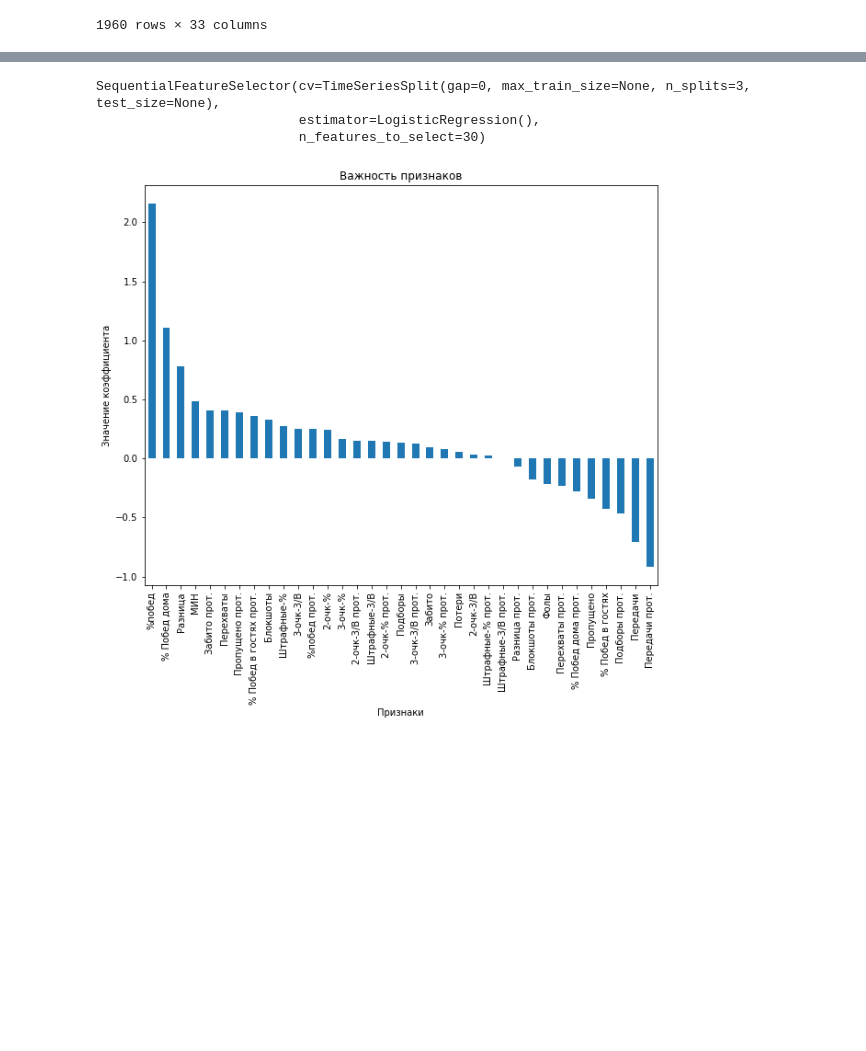
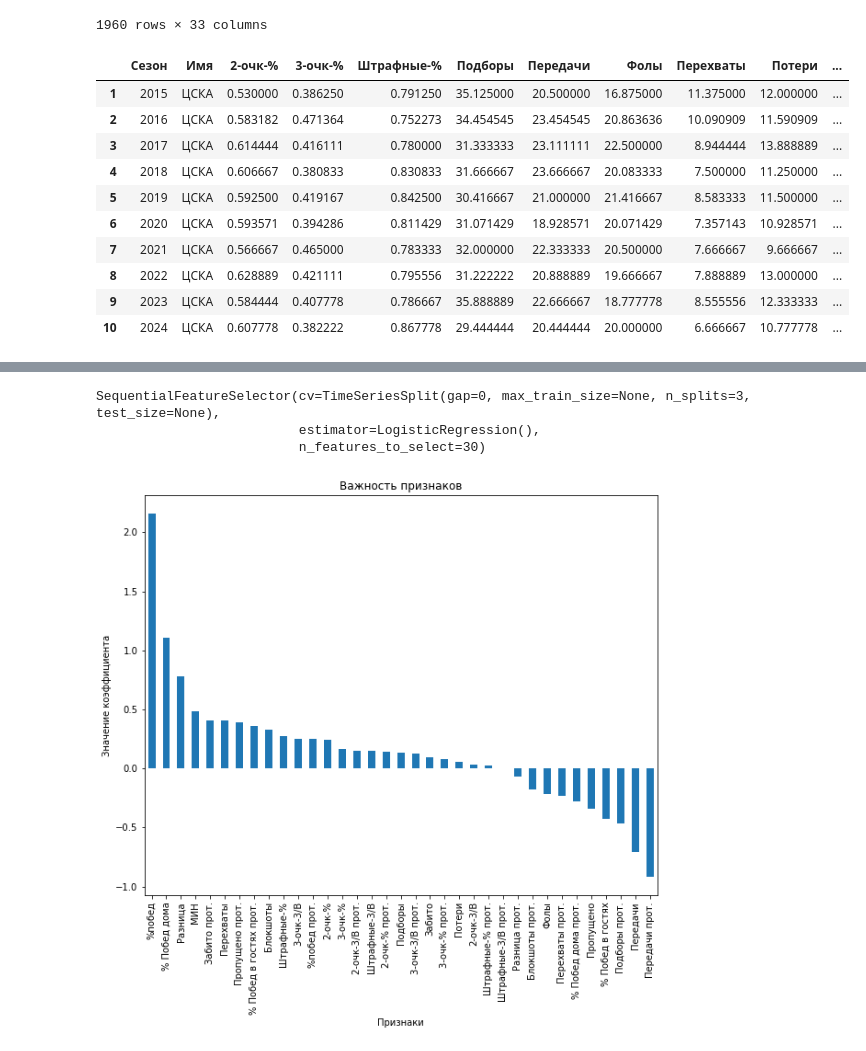
Before and after one commit to dawvvlad/predict-vtb-league-model, a Jupyter notebook: notebook/model (1).ipynb, the cells around one changed output, grey strips where cells are left out. Saved outputs shown, nothing was run; the diff lists cells and outputs as text; code cells hidden in the pictures; blank space fills up the shorter version.

```diff
--- a/notebook/model.ipynb
+++ b/notebook/model (1).ipynb
@@ -67,36 +65,49 @@ df
 # %%
 # Выборка статистики команд за каждый сезон
 def get_team_season_stats(team_name: str):
     # Объединение данных, где команда упоминается как "Имя" и как "Имя противника"
     team_stats = df[(df['Имя'] == team_name)].copy()
 
     # Упрощение данных для работы
     team_stats['Имя'] = team_stats.apply(lambda row: team_name, axis=1)
 
     # Агрегирование данных по сезонам и командам
     grouped = team_stats.groupby(['Сезон', 'Имя'])
 
     team_season_stats = grouped.agg({
         '2-очк-%': 'mean',
         '3-очк-%': 'mean',
         'Штрафные-%': 'mean',
         'Подборы': 'mean',
         'Передачи': 'mean',
         'Фолы': 'mean',
         'Перехваты': 'mean',
         'Потери': 'mean',
         'Блокшоты': 'mean',
     }).reset_index()
 
-    # Преобразуем тип данных столбца "Сезон" в строковый
+    # Преобразование типа данных столбца "Сезон" в строковый
     team_season_stats['Сезон'] = team_season_stats['Сезон'].astype(str)
     team_stats_by_season['Сезон'] = team_stats_by_season['Сезон'].astype(str)
 
-    # Добавляем данные из таблицы team_stats_by_season
+    # Добавление данных из таблицы team_stats_by_season
     team_season_stats = pd.merge(team_season_stats, team_stats_by_season, how='inner', on=['Сезон', 'Имя'])
 
     return team_season_stats
-result_data = get_team_season_stats('ЦСКА')
+result_data = get_team_season_stats('ЦСКА').drop(0)
+result_data
+# %% [output]
+|  | Сезон | Имя | 2-очк-% | 3-очк-% | Штрафные-% | Подборы | Передачи | Фолы | Перехваты | Потери | ... |
+| 1 | 2015 | ЦСКА | 0.530000 | 0.386250 | 0.791250 | 35.125000 | 20.500000 | 16.875000 | 11.375000 | 12.000000 | ... |
+| 2 | 2016 | ЦСКА | 0.583182 | 0.471364 | 0.752273 | 34.454545 | 23.454545 | 20.863636 | 10.090909 | 11.590909 | ... |
+| 3 | 2017 | ЦСКА | 0.614444 | 0.416111 | 0.780000 | 31.333333 | 23.111111 | 22.500000 | 8.944444 | 13.888889 | ... |
+| 4 | 2018 | ЦСКА | 0.606667 | 0.380833 | 0.830833 | 31.666667 | 23.666667 | 20.083333 | 7.500000 | 11.250000 | ... |
+| 5 | 2019 | ЦСКА | 0.592500 | 0.419167 | 0.842500 | 30.416667 | 21.000000 | 21.416667 | 8.583333 | 11.500000 | ... |
+| 6 | 2020 | ЦСКА | 0.593571 | 0.394286 | 0.811429 | 31.071429 | 18.928571 | 20.071429 | 7.357143 | 10.928571 | ... |
+| 7 | 2021 | ЦСКА | 0.566667 | 0.465000 | 0.783333 | 32.000000 | 22.333333 | 20.500000 | 7.666667 | 9.666667 | ... |
+| 8 | 2022 | ЦСКА | 0.628889 | 0.421111 | 0.795556 | 31.222222 | 20.888889 | 19.666667 | 7.888889 | 13.000000 | ... |
+| 9 | 2023 | ЦСКА | 0.584444 | 0.407778 | 0.786667 | 35.888889 | 22.666667 | 18.777778 | 8.555556 | 12.333333 | ... |
+| 10 | 2024 | ЦСКА | 0.607778 | 0.382222 | 0.867778 | 29.444444 | 20.444444 | 20.000000 | 6.666667 | 10.777778 | ... |
 # %%
 dataset = pd.merge(df, team_stats_by_season, on=['Имя', 'Сезон'], how='left')
 team_stats_by_season_prot = team_stats_by_season.rename(columns=lambda x: x + ' прот.' if x not in ['Сезон', 'Имя'] else x)
```
Also changed, not shown: parts of 6 cells of this notebook, 3 other files.
